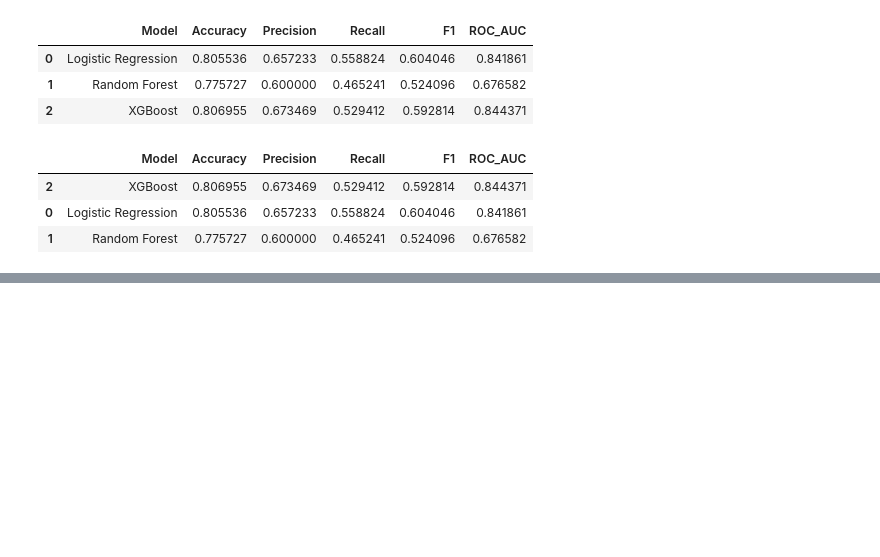
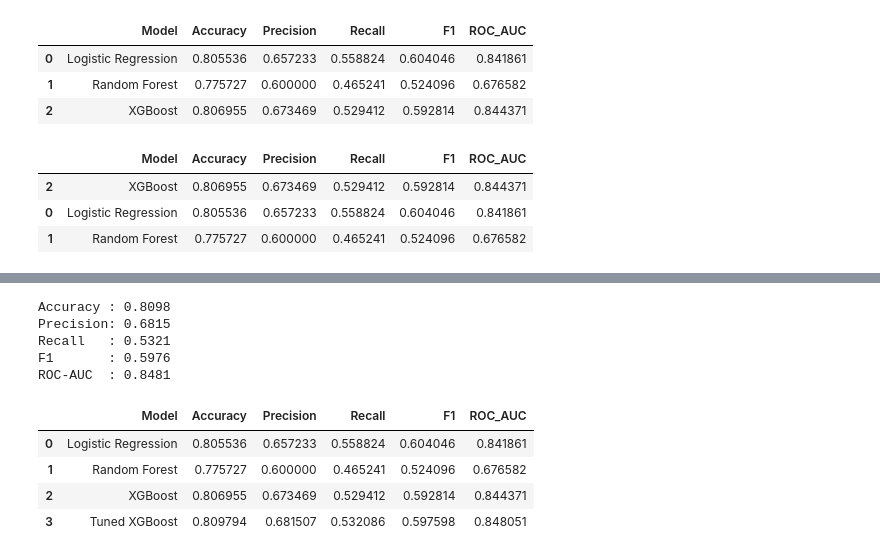
Before and after one commit to okox01/Machine_Learning_Projects, a Jupyter notebook: Customer-Churn-MLOps/notebooks/03_model_experiments.ipynb, the cells around one changed output, grey strips where cells are left out. Cells and saved outputs as stored; diff of their text form; code cells hidden in the pictures; blank space fills up the shorter version.

```diff
--- a/Customer-Churn-MLOps/notebooks/03_model_experiments.ipynb
+++ b/Customer-Churn-MLOps/notebooks/03_model_experiments.ipynb
@@ -534,0 +594,63 @@ model_comparison.sort_values(by="ROC_AUC",ascending=False)
+# %%
+tuned_y_prob=best_xgb_pipeline.predict_proba(X_test)[:,1]
+# %%
+tuned_accuracy = accuracy_score(
+    y_test,
+    tuned_y_pred
+)
+
+tuned_precision = precision_score(
+    y_test,
+    tuned_y_pred
+)
+
+tuned_recall = recall_score(
+    y_test,
+    tuned_y_pred
+)
+
+tuned_f1 = f1_score(
+    y_test,
+    tuned_y_pred
+)
+
+tuned_roc_auc = roc_auc_score(
+    y_test,
+    tuned_y_prob
+)
+# %%
+print(f"Accuracy : {tuned_accuracy:.4f}")
+print(f"Precision: {tuned_precision:.4f}")
+print(f"Recall   : {tuned_recall:.4f}")
+print(f"F1       : {tuned_f1:.4f}")
+print(f"ROC-AUC  : {tuned_roc_auc:.4f}")
+# %% [output]
+Accuracy : 0.8098
+Precision: 0.6815
+Recall   : 0.5321
+F1       : 0.5976
+ROC-AUC  : 0.8481
+# %%
+tuned_results=pd.DataFrame({
+    "Model":["Tuned XGBoost"],
+    "Accuracy":[tuned_accuracy],
+    "Precision":[tuned_precision],
+    "Recall":[tuned_recall],
+    "F1":[tuned_f1],
+    "ROC_AUC":[tuned_roc_auc]
+})
+# %%
+model_comparison=pd.concat([
+    baseline_results,
+    rf_results,
+    xgb_results,
+    tuned_results
+],ignore_index=True)
+# %%
+model_comparison
+# %% [output]
+|  | Model | Accuracy | Precision | Recall | F1 | ROC_AUC |
+| 0 | Logistic Regression | 0.805536 | 0.657233 | 0.558824 | 0.604046 | 0.841861 |
+| 1 | Random Forest | 0.775727 | 0.600000 | 0.465241 | 0.524096 | 0.676582 |
+| 2 | XGBoost | 0.806955 | 0.673469 | 0.529412 | 0.592814 | 0.844371 |
+| 3 | Tuned XGBoost | 0.809794 | 0.681507 | 0.532086 | 0.597598 | 0.848051 |
```
Also changed, not shown: parts of 11 cells of this notebook.
